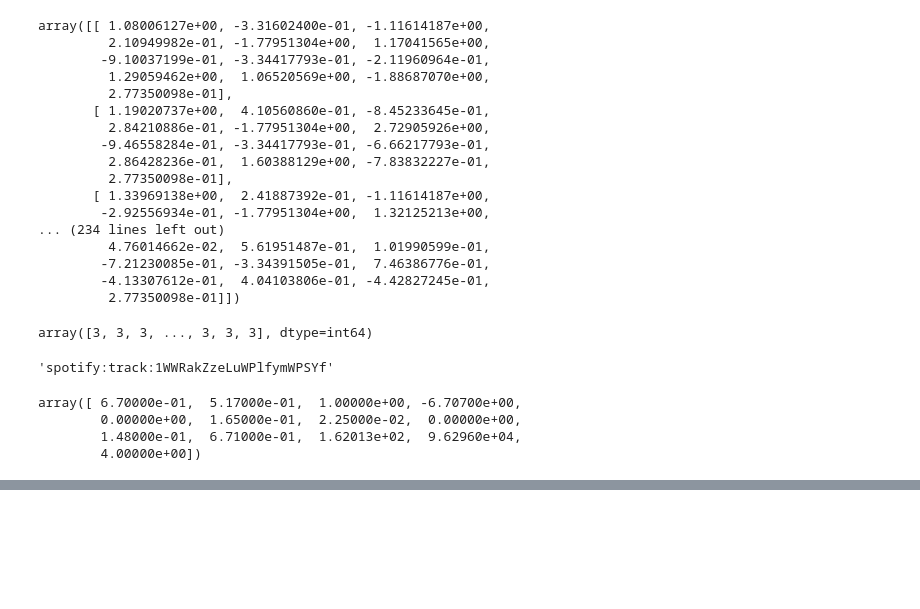
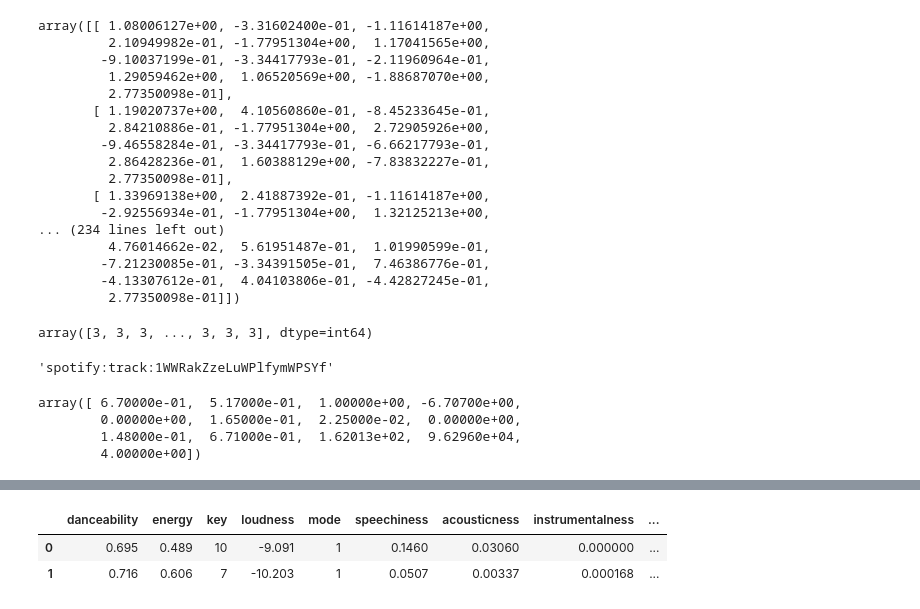
Before and after one commit to Temper-Tunes-Senior-Design-Project/song-classification, a Jupyter notebook: Research and Development/Retrieving Data/Spotipy/getUserLikedSongsAndInfo.ipynb, the cells around one changed output, grey strips where cells are left out. Cells and saved outputs as stored; diff of their text form; code cells hidden in the pictures; blank space fills up the shorter version.

```diff
--- a/Research and Development/Retrieving Data/Spotipy/getUserLikedSongsAndInfo.ipynb
+++ b/Research and Development/Retrieving Data/Spotipy/getUserLikedSongsAndInfo.ipynb
@@ -608,0 +810,7 @@ array([ 6.70000e-01,  5.17000e-01,  1.00000e+00, -6.70700e+00,
+# %%
+#remove the id column in featuresDF
+featuresDF.drop(['id'], axis=1)
+# %% [output]
+|  | danceability | energy | key | loudness | mode | speechiness | acousticness | instrumentalness | ... |
+| 0 | 0.695 | 0.489 | 10 | -9.091 | 1 | 0.1460 | 0.03060 | 0.000000 | ... |
+| 1 | 0.716 | 0.606 | 7 | -10.203 | 1 | 0.0507 | 0.00337 | 0.000168 | ... |
```
Also changed, not shown: parts of 24 cells of this notebook, 1 other file.
